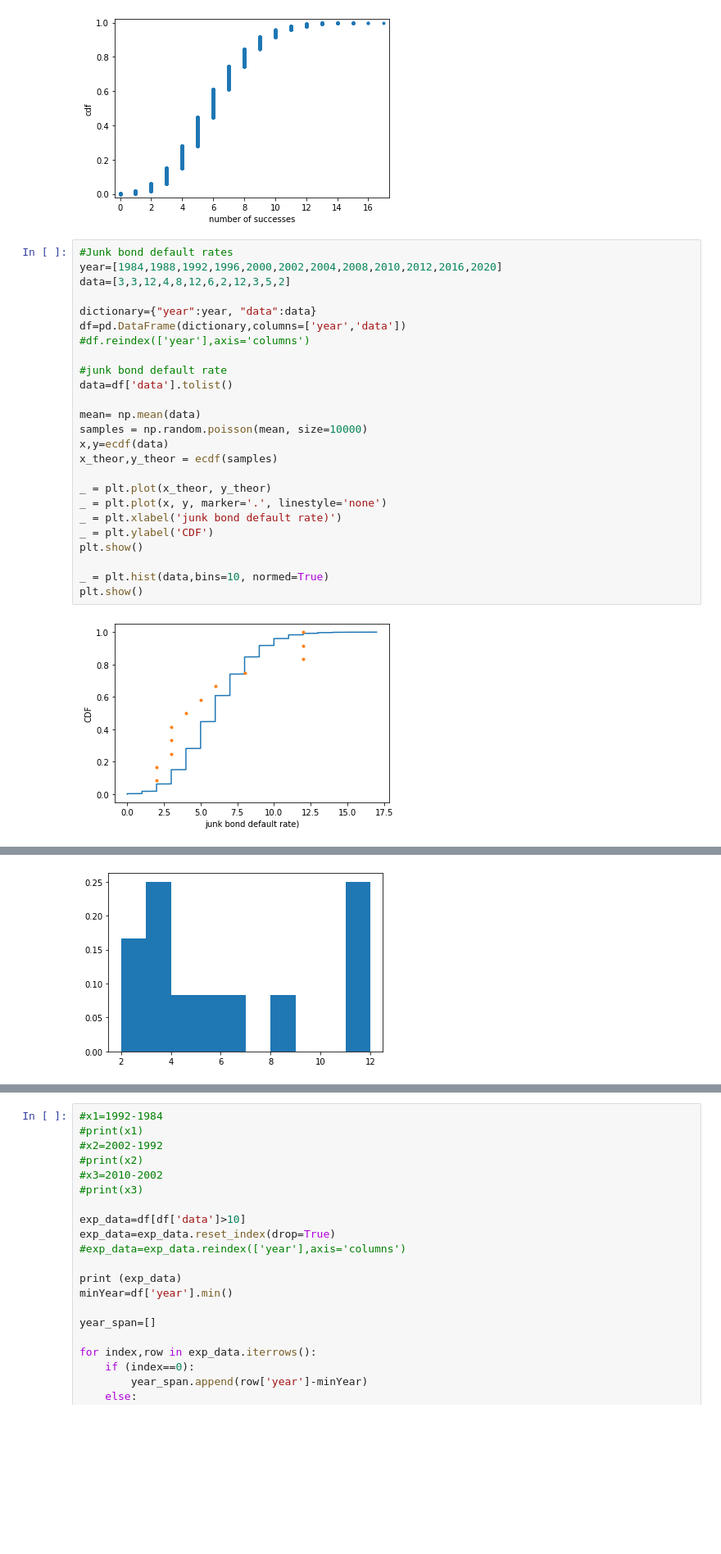
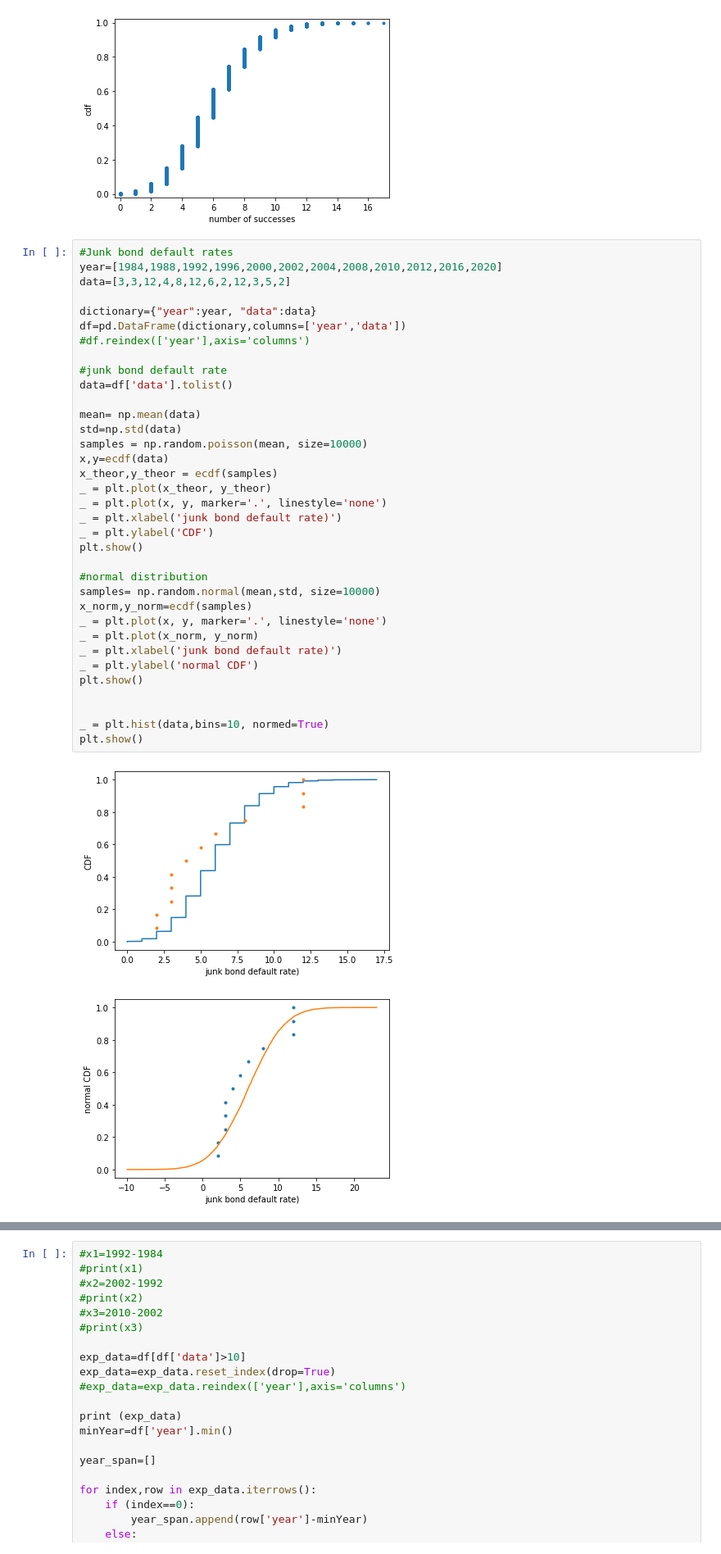
Before and after one commit to skaiphd/python-deep-learning, a Jupyter notebook: statistics part 1.ipynb, the cells around one changed output, grey strips where cells are left out. Shown at 82% size. Saved outputs shown, nothing was run; the diff lists cells and outputs as text; blank space fills up the shorter version.

```diff
--- a/statistics part 1.ipynb
+++ b/statistics part 1.ipynb
@@ -138,29 +138,39 @@ plt.show()
 # %%
 #Junk bond default rates
 year=[1984,1988,1992,1996,2000,2002,2004,2008,2010,2012,2016,2020]
 data=[3,3,12,4,8,12,6,2,12,3,5,2]
 
 dictionary={"year":year, "data":data}
 df=pd.DataFrame(dictionary,columns=['year','data'])
 #df.reindex(['year'],axis='columns')
 
 #junk bond default rate
 data=df['data'].tolist()
 
 mean= np.mean(data)
+std=np.std(data)
 samples = np.random.poisson(mean, size=10000)
 x,y=ecdf(data)
 x_theor,y_theor = ecdf(samples)
-
 _ = plt.plot(x_theor, y_theor)
 _ = plt.plot(x, y, marker='.', linestyle='none')
 _ = plt.xlabel('junk bond default rate)')
 _ = plt.ylabel('CDF')
 plt.show()
 
+#normal distribution
+samples= np.random.normal(mean,std, size=10000)
+x_norm,y_norm=ecdf(samples)
+_ = plt.plot(x, y, marker='.', linestyle='none')
+_ = plt.plot(x_norm, y_norm)
+_ = plt.xlabel('junk bond default rate)')
+_ = plt.ylabel('normal CDF')
+plt.show()
+
+
 _ = plt.hist(data,bins=10, normed=True)
 plt.show()
 # %% [output]
 [figure]
+[figure, new version]
 The 'normed' kwarg was deprecated in Matplotlib 2.1 and will be removed in 3.1. Use 'density' instead.
-[figure, old version]
```
Also changed, not shown: parts of 1 cell of this notebook.
